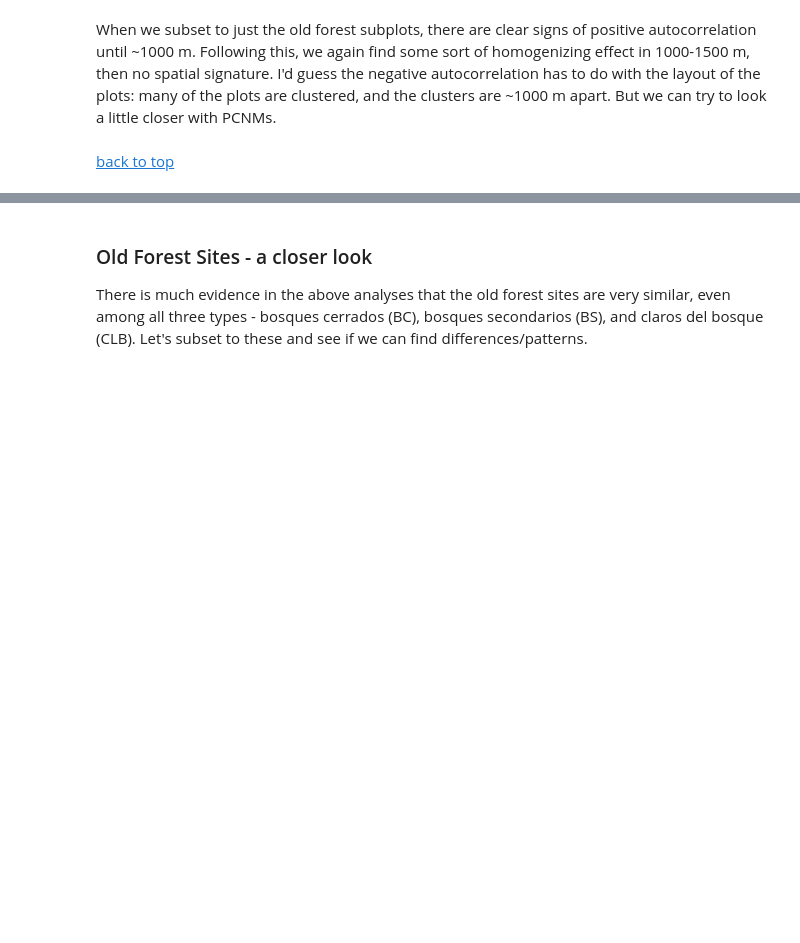
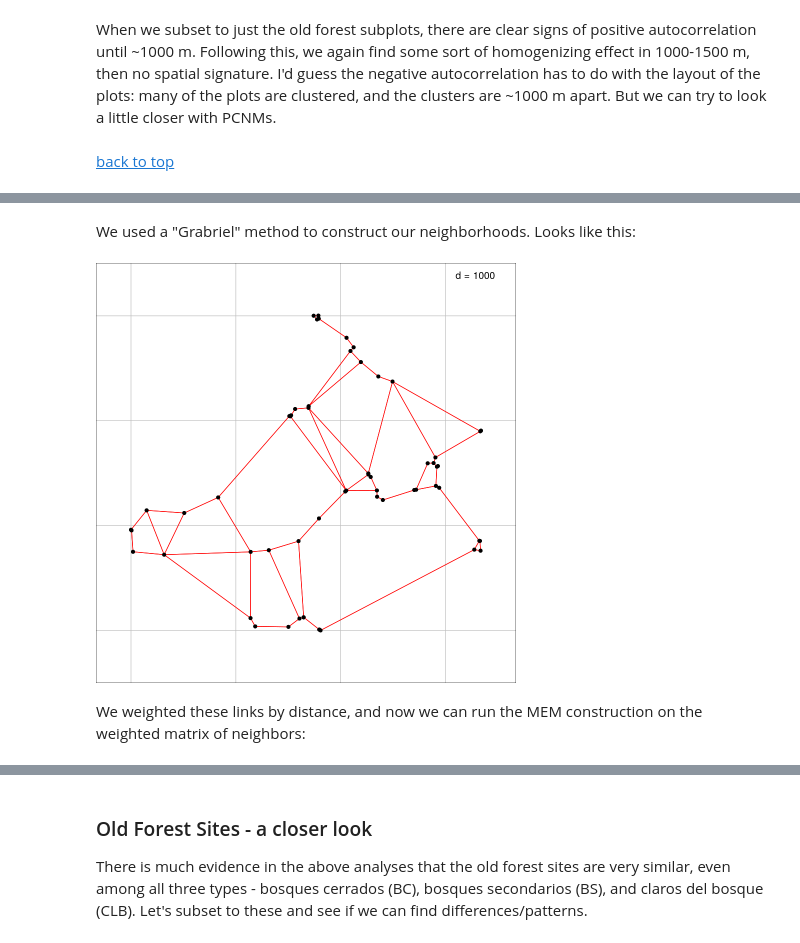
Before and after one commit to danchurch/losCedrosTrees, a Jupyter notebook: anaData/MariscalDataExploration.ipynb, the cells around one changed output, grey strips where cells are left out. Drawn from its saved outputs; the diff is of its cells as text; code cells hidden in the pictures; blank space fills up the shorter version.

```diff
--- a/anaData/MariscalDataExploration.ipynb
+++ b/anaData/MariscalDataExploration.ipynb
@@ -841,0 +910,17 @@ When we subset to just the old forest subplots, there are clear signs of positiv
+# %%
+## choose neighborhood type. "2" = gabriel:
+nb <- chooseCN(coordinates(pJ), type = 2, plot.nb = FALSE)
+## get the distances of each link:
+distnb <- nbdists(nb, pJ)
+## weight them, by their length. Here a linear weighting:
+fdist <- lapply(distnb, function(x) 1 - x/max(dist(pJ)))
+## combine nb and fdist:
+lw <- nb2listw(nb, style = 'W', glist = fdist, zero.policy = TRUE)
+# %% [markdown]
+We used a "Grabriel" method to construct our neighborhoods. Looks like this:
+# %%
+s.label(pJ, nb=nb, pnb.edge.col='red')
+# %% [output]
+[figure, added]
+# %% [markdown]
+We weighted these links by distance, and now we can run the MEM construction on the weighted matrix of neighbors:
```
Also changed, not shown: parts of 23 cells of this notebook, 4 other files.
